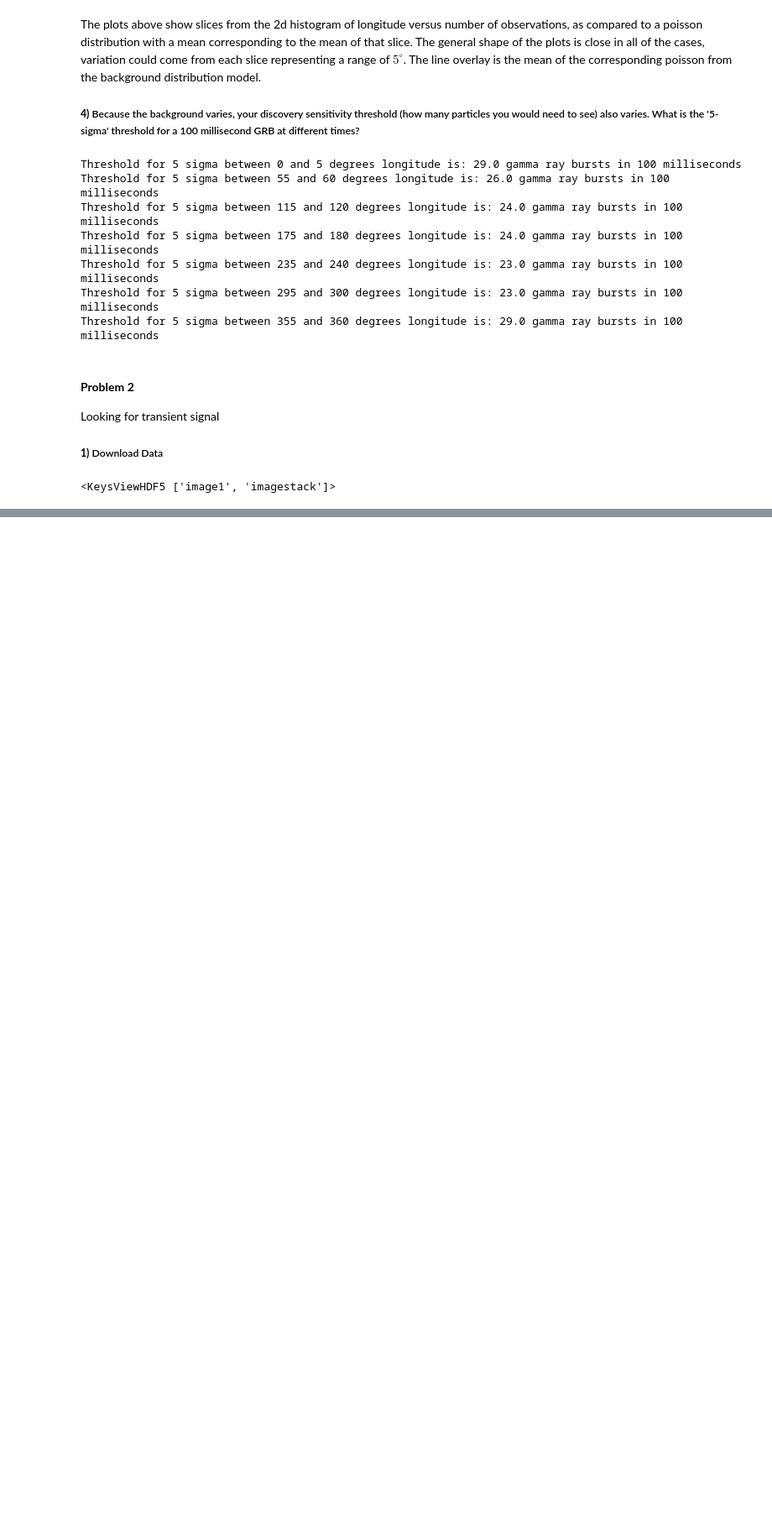
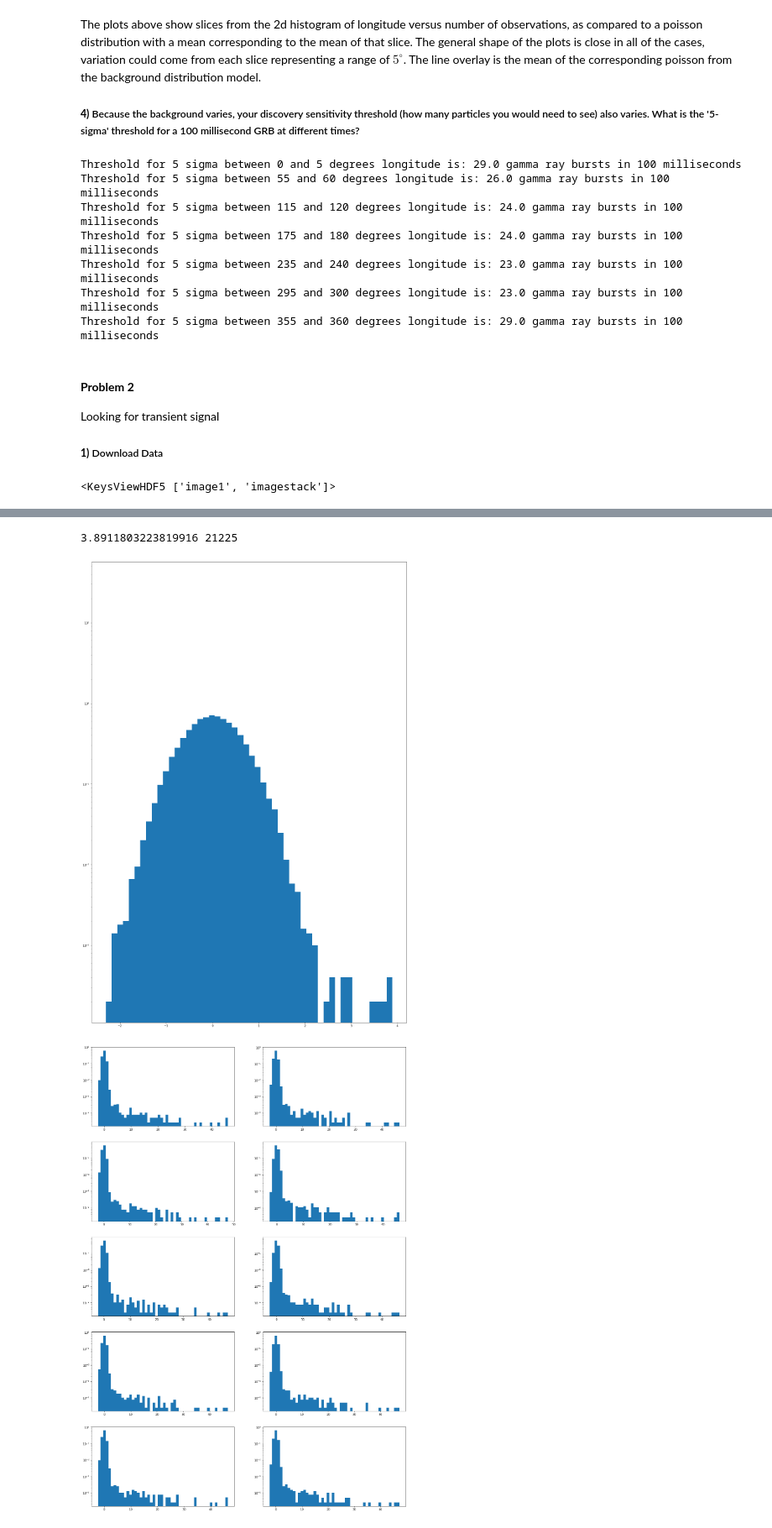
Before and after one commit to jeff-abe/PHYS434, a Jupyter notebook: Lab4.ipynb, the cells around one changed output, grey strips where cells are left out. Shown at 84% size. Cells and saved outputs as stored; diff of their text form; code cells hidden in the pictures; blank space fills up the shorter version.

```diff
--- a/Lab4.ipynb
+++ b/Lab4.ipynb
@@ -198,4 +198,5 @@ hf.keys()
 <KeysViewHDF5 ['image1', 'imagestack']>
 # %%
 images = np.array(hf.get('imagestack'))
+image1 = np.array(hf.get('image1'))
 hf.close()
@@ -257,4 +259,58 @@ np.max(images[:,:,0])
 46.01175269422071
+# %%
+fig1, ax = plt.subplots(1,1)
+fig2, ((ax1,ax2),(ax3,ax4),(ax5,ax6),(ax7,ax8),(ax9,ax10)) = plt.subplots(5,2)
+detection = np.max(image1-mean)
+print(np.max(image1-mean),np.argmax(image1-mean))
+ax.hist(np.reshape(image1-mean,40000), bins = 50, density = True)
+x = np.arange(0,50,1000)
+ax.plot(x,stats.expon.pdf(x,scale = np.mean(mean)),linewidth = 12, color = 'black')
+ax.set_yscale('log')
+n = 0
+ax1.hist(np.reshape(images[:,:,n],40000), bins = 50, density = True)
+ax1.set_yscale('log')
+
+n = 1
+ax2.hist(np.reshape(images[:,:,n],40000), bins = 50, density = True)
+ax2.set_yscale('log')
+
+n = 2
+ax3.hist(np.reshape(images[:,:,n],40000), bins = 50, density = True)
+ax3.set_yscale('log')
+
+n = 3
+ax4.hist(np.reshape(images[:,:,n],40000), bins = 50, density = True)
+ax4.set_yscale('log')
+
+n = 4
+ax5.hist(np.reshape(images[:,:,n],40000), bins = 50, density = True)
+ax5.set_yscale('log')
+
+n=5
+ax6.hist(np.reshape(images[:,:,n],40000), bins = 50, density = True)
+ax6.set_yscale('log')
+
+n=6
+ax7.hist(np.reshape(images[:,:,n],40000), bins = 50, density = True)
+ax7.set_yscale('log')
+
+n=7
+ax8.hist(np.reshape(images[:,:,n],40000), bins = 50, density = True)
+ax8.set_yscale('log')
+
+n=8
+ax9.hist(np.reshape(images[:,:,n],40000), bins = 50, density = True)
+ax9.set_yscale('log')
+
+n=9
+ax10.hist(np.reshape(images[:,:,n],40000), bins = 50, density = True)
+ax10.set_yscale('log')
+
+plt.show()
+# %% [output]
+3.8911803223819916 21225
+[figure, added]
+[figure, added]
 # %%
 plt.hist(np.reshape(mean,40000), bins = 20)
 plt.yscale('log')
```
Also changed, not shown: parts of 4 cells of this notebook.
